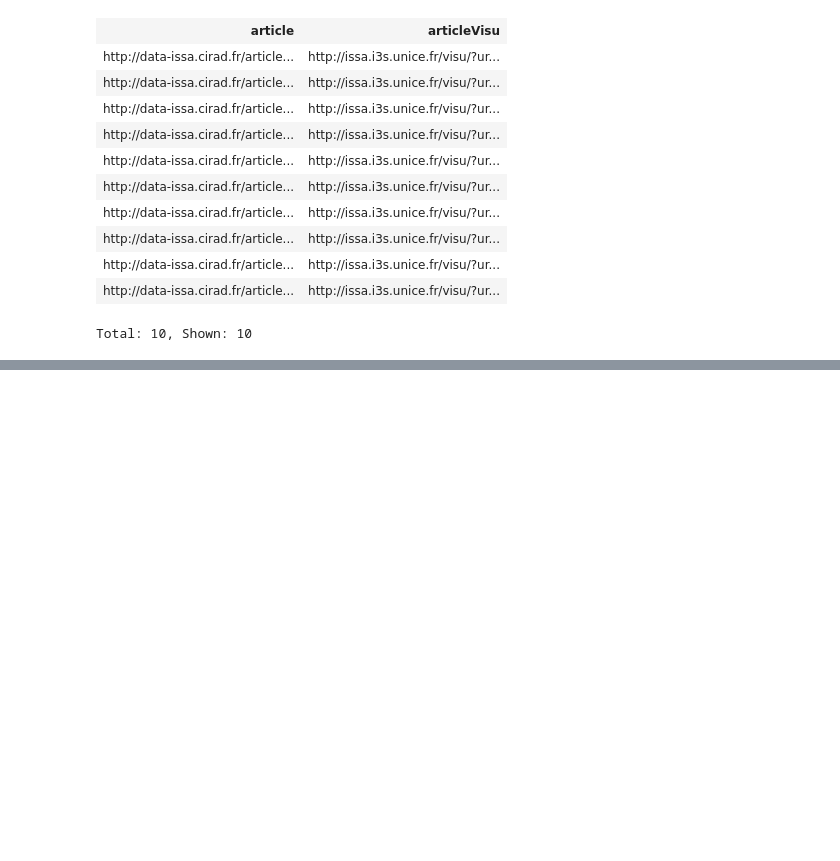
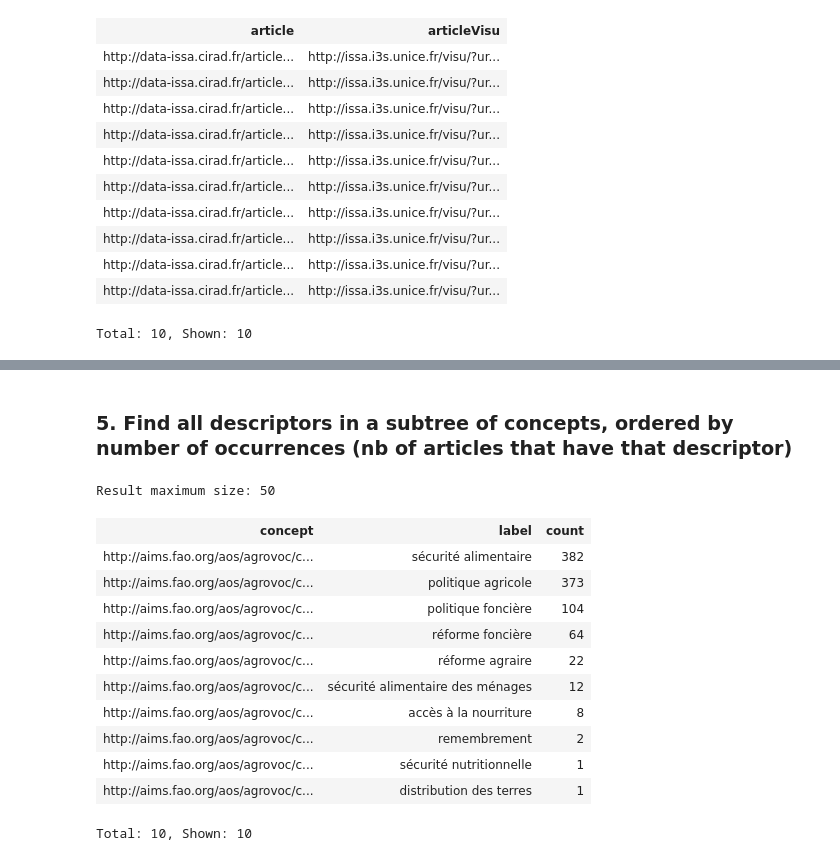
Before and after one commit to issa-project/issa-pipeline, a Jupyter notebook: doc/ISSA-geographic-NEs.ipynb, the cells around one changed output, grey strips where cells are left out. Cells and saved outputs as stored; diff of their text form; code cells hidden in the pictures; blank space fills up the shorter version.

```diff
--- a/doc/ISSA-geographic-NEs.ipynb
+++ b/doc/ISSA-geographic-NEs.ipynb
@@ -213,0 +248,32 @@ Total: 10, Shown: 10
+# %% [markdown]
+### 5. Find all descriptors in a subtree of concepts, ordered by number of occurrences (nb of articles that have that descriptor)
+# %%
+%show 50
+
+SELECT distinct ?concept ?label (count(?concept) as ?count)
+FROM <http://agrovoc.fao.org/graph>
+FROM <http://data-issa.cirad.fr/graph/thematic-descriptors>
+WHERE {
+    []  a issa:ThematicDescriptorAnnotation;
+        oa:hasBody ?concept.
+
+    ?concept  skosxl:prefLabel [ skosxl:literalForm ?label ].
+    filter (langMatches(lang(?label), "fr"))
+
+    ?concept skos:broader* agrovoc:c_201. # all concepts "politique agricole" or beneath
+
+} group by ?concept ?label order by desc(?count)
+# %% [output]
+Result maximum size: 50
+| concept | label | count |
+| http://aims.fao.org/aos/agrovoc/c... | sécurité alimentaire | 382 |
+| http://aims.fao.org/aos/agrovoc/c... | politique agricole | 373 |
+| http://aims.fao.org/aos/agrovoc/c... | politique foncière | 104 |
+| http://aims.fao.org/aos/agrovoc/c... | réforme foncière | 64 |
+| http://aims.fao.org/aos/agrovoc/c... | réforme agraire | 22 |
+| http://aims.fao.org/aos/agrovoc/c... | sécurité alimentaire des ménages | 12 |
+| http://aims.fao.org/aos/agrovoc/c... | accès à la nourriture | 8 |
+| http://aims.fao.org/aos/agrovoc/c... | remembrement | 2 |
+| http://aims.fao.org/aos/agrovoc/c... | sécurité nutritionnelle | 1 |
+| http://aims.fao.org/aos/agrovoc/c... | distribution des terres | 1 |
+Total: 10, Shown: 10
```
Also changed, not shown: parts of 3 cells of this notebook.
